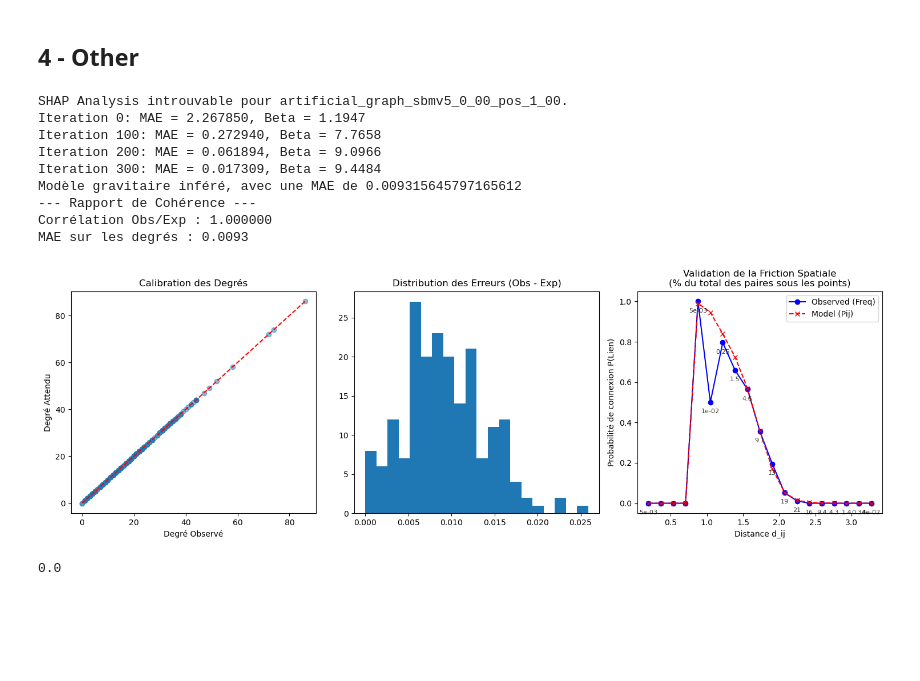
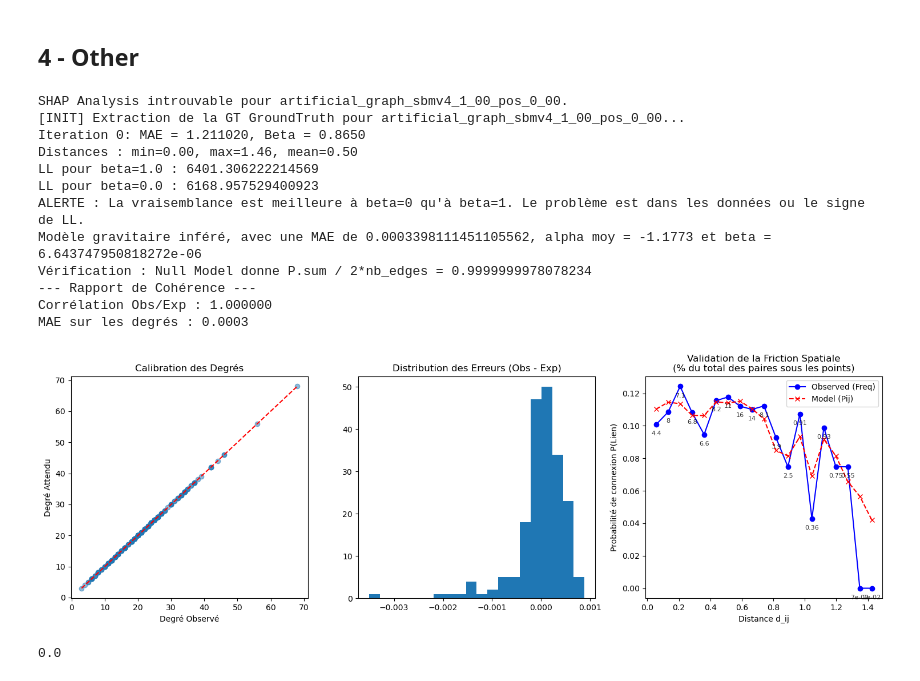
Before and after one commit to DeankoontzG/SHAP-like-Graph-Analysis, a Jupyter notebook: Performance_Analysis.ipynb, the cells around one changed output. Saved outputs shown, nothing was run; the diff lists cells and outputs as text; code cells hidden in the pictures; blank space fills up the shorter version.

```diff
--- a/Performance_Analysis.ipynb
+++ b/Performance_Analysis.ipynb
@@ -154,6 +154,8 @@ features_commu_inferee_reduced = ["surprise_density", "sbm_density", "significan
 features_commu_inferee_normal = ["leiden_density", "louvain_density"]
 features_commu_inferee_spatial_based_manual = ["spatial_leiden_density", "spatial_louvain_density"]
 features_commu_inferee_spatial_based_scgravity = ["spatial_leiden_scgravity_density", "spatial_louvain_scgravity_density"]
+features_commu_inferee_spatial_based_wrdb = ["spatial_leiden_wrdb_density", "spatial_louvain_wrdb_density"]
+
 features_structure_reduced = ['ra', 'pr_u', 'pr_v', 'lcc_u', 'lcc_v', 'katz_u', 'katz_v']
 
 
@@ -166,8 +168,9 @@ experiments = {
     #"Inferred_Commu spatial based": features_commu_inferee_spatial_based,
     #"Inferred_Commu_reduced": features_commu_inferee_reduced,
     "Inferred_Commu_reduced_normal": features_commu_inferee_normal,
-    "Inferred_Commu_reduced_spatial_manuel": features_commu_inferee_spatial_based_manual,
-    "Inferred_Commu_reduced_spatial_scgravity": features_commu_inferee_spatial_based_scgravity,
+    #"Inferred_Commu_reduced_spatial_manuel": features_commu_inferee_spatial_based_manual,
+    #"Inferred_Commu_reduced_spatial_scgravity": features_commu_inferee_spatial_based_scgravity,
+    #"Inferred_Commu_reduced_spatial_wrdb": features_commu_inferee_spatial_based_wrdb,
     #"Structure_Only": features_structure,
     #"Structure_reduced" : features_structure_reduced,
     #"Embeddings_Only": features_embeddings,
@@ -176,6 +179,7 @@ experiments = {
     "GT_pos + Inferred_Commu normal": features_GT_pos + features_commu_inferee_normal,
     "GT_pos + Inferred_Commu spatial manuel": features_GT_pos + features_commu_inferee_spatial_based_manual,
     "GT_pos + Inferred_Commu spatial scgravity": features_GT_pos + features_commu_inferee_spatial_based_scgravity,
+    "GT_pos + Inferred_Commu spatial wrdb": features_GT_pos + features_commu_inferee_spatial_based_wrdb,
     #"Structure + Inferred_Commu": features_structure + features_commu_inferee,
     #"Structure + Embeddings": features_structure + features_embeddings,
     #"Full_features_reduced" : features_structure_reduced + features_commu_inferee_reduced + features_embeddings_reduced,
@@ -186,7 +190,7 @@ experiments = {
 all_results = []
 
 #for i in [0.00,1.00]:
-for i in np.arange(1.00, -0.25, -0.25):
+for i in np.arange(1.00, -0.10, -0.10):
     sbm_val = f"{i:.2f}"
     pos_val = f"{1-i:.2f}"
     G_name = f"artificial_graph_sbmv4_{sbm_val.replace('.', '_')}_pos_{pos_val.replace('.', '_')}"
@@ -273,7 +277,7 @@ print("="*50 + "\n")
 
 output_dir = "outputs/results"
 os.makedirs(output_dir, exist_ok=True)
-output_path = os.path.join(output_dir, "comparaison_finale_structure_shuffled_v4_normal_VS_spatial_20260417.csv")
+output_path = os.path.join(output_dir, "comparaison_finale_structure_shuffled_v4_normal_VS_spatial_20260420_combinaison.csv")
 df_compare.to_csv(output_path, index=False)
 print(f" Succès ! Fichier sauvegardé dans : {output_path}")
 # %% [output]
@@ -1838,29 +1842,42 @@ Score de base avec ['surprise_density', 'sbm_density', 'significance_density'] :
 # %% [markdown]
 ## 4 - Other
 # %%
-sbm_val = "0_00"
-pos_val = "1_00"
-G_name = f"artificial_graph_sbmv5_{sbm_val}_pos_{pos_val}"
+sbm_val = "1_00"
+pos_val = "0_00"
+G_name = f"artificial_graph_sbmv4_{sbm_val}_pos_{pos_val}"
 
 G_train, dataset_train, _, _, _, _ = gp.load_all_data_for_graph(G_name)
 
-P, node = gput.get_gravity_null_model_manual_iterative(G_train, "deepwalk", speak=True)
+if 'GroundTruth_JSON' in G_train.graph:
+    print(f"[INIT] Extraction de la GT GroundTruth pour {G_name}...")
+    gt_raw = json.loads(G_train.graph['GroundTruth_JSON'])
+
+    GT = {'GT_pos': np.array(gt_raw['GT_pos'])}
+
+if GT is not None and 'GT_pos' in GT:
+    for i, node_id in enumerate(G_train.nodes()):
+        G_train.nodes[node_id]['GT_pos'] = GT['GT_pos'][i]
+
+P, node = gput.get_gravity_null_model_manual_iterative(G_train, "GT_pos", speak=True)
 
 #G_train= gput._appendSpatialLouvainCommunities(G_train)
 #G_train= gput._appendSpatialLeidenCommunities(G_train)
 
 P_symetrik = (P+P.T)/2
 
 print(np.sum(P - P_symetrik) / np.sum(P))
 # %% [output]
-SHAP Analysis introuvable pour artificial_graph_sbmv5_0_00_pos_1_00.
-Iteration 0: MAE = 2.267850, Beta = 1.1947
-Iteration 100: MAE = 0.272940, Beta = 7.7658
-Iteration 200: MAE = 0.061894, Beta = 9.0966
-Iteration 300: MAE = 0.017309, Beta = 9.4484
-Modèle gravitaire inféré, avec une MAE de 0.009315645797165612
+SHAP Analysis introuvable pour artificial_graph_sbmv4_1_00_pos_0_00.
+[INIT] Extraction de la GT GroundTruth pour artificial_graph_sbmv4_1_00_pos_0_00...
+Iteration 0: MAE = 1.211020, Beta = 0.8650
+Distances : min=0.00, max=1.46, mean=0.50
+LL pour beta=1.0 : 6401.306222214569
+LL pour beta=0.0 : 6168.957529400923
+ALERTE : La vraisemblance est meilleure à beta=0 qu'à beta=1. Le problème est dans les données ou le signe de LL.
+Modèle gravitaire inféré, avec une MAE de 0.0003398111451105562, alpha moy = -1.1773 et beta = 6.643747950818272e-06
+Vérification : Null Model donne P.sum / 2*nb_edges = 0.9999999978078234
 --- Rapport de Cohérence ---
 Corrélation Obs/Exp : 1.000000
-MAE sur les degrés : 0.0093
+MAE sur les degrés : 0.0003
-[figure, old version]
+[figure, new version]
 0.0
```
Also changed, not shown: parts of 2 cells of this notebook, 18 other files.
